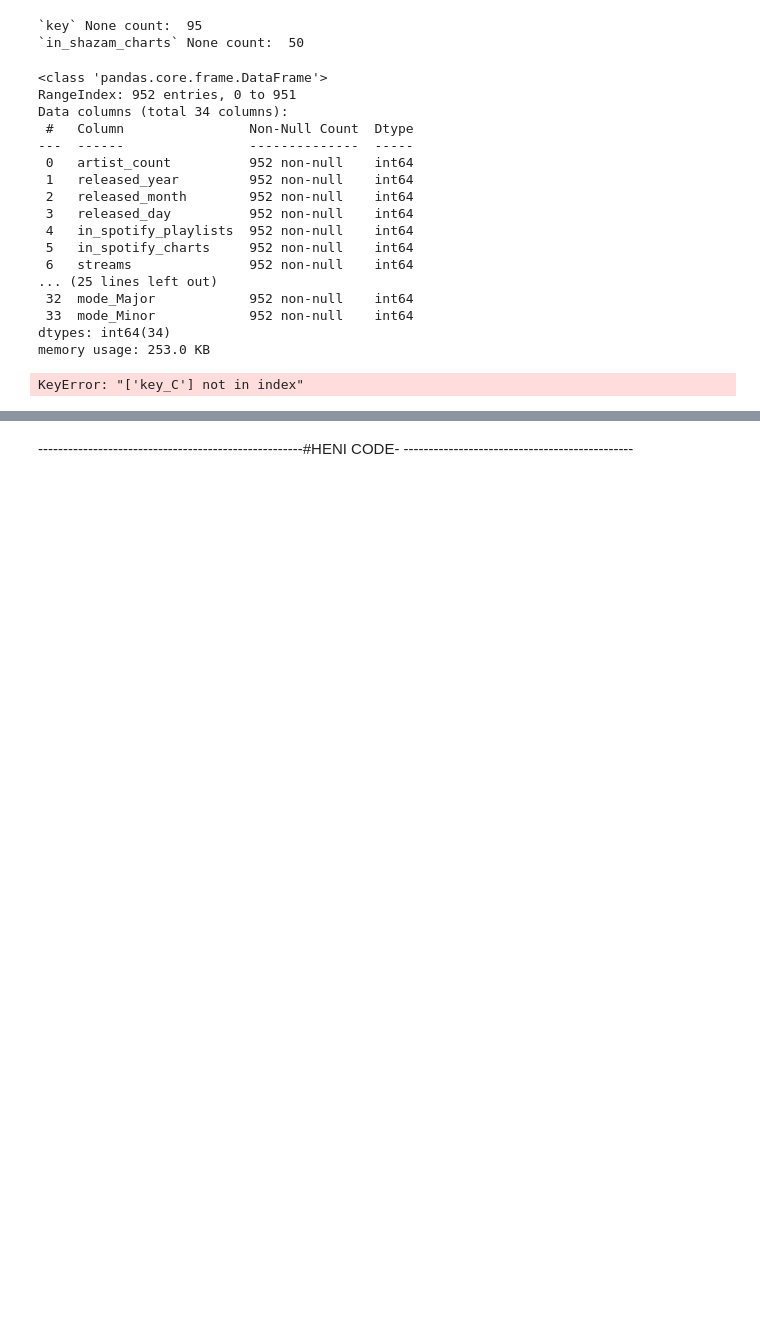
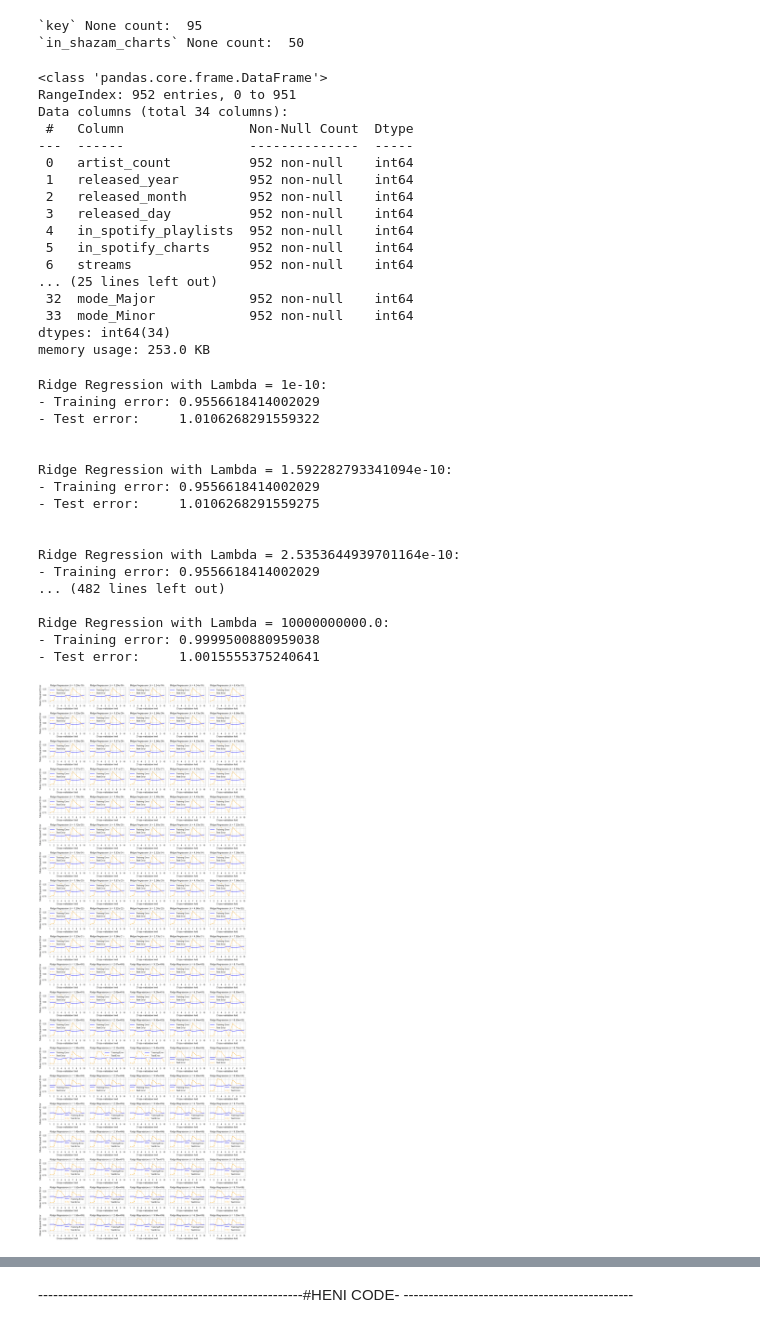
Before and after one commit to AfonsoCunha22/intro_ML_DM, a Jupyter notebook: model.ipynb, the cells around one changed output, grey strips where cells are left out. Drawn from its saved outputs; the diff is of its cells as text; code cells hidden in the pictures; blank space fills up the shorter version.

Commit message:
Changes to Regression model

```diff
--- a/model.ipynb
+++ b/model.ipynb
@@ -92,7 +93,6 @@ import numpy as np
 composition_features = ['bpm', 'mode_Major', 'mode_Minor', 'key_A',
                         'key_A#',
                         'key_B',
-                        'key_C',
                         'key_C#',
                         'key_D',
                         'key_D#',
@@ -115,12 +115,12 @@ K = 10
 CV = KFold(n_splits=K, shuffle=True, random_state=42)
 
 # Regularization parameter values
-lambda_values = [0.001, 0.01, 1, 10, 100,10**3,10**4,10**6,10**8, 10**10]
+lambda_interval = np.logspace(-10, 10, 100)
 
 # Initialize variables
-Features = np.zeros((len(composition_features), K, len(lambda_values)))
-Error_train = np.empty((K, len(lambda_values)))
-Error_test = np.empty((K, len(lambda_values)))
+Features = np.zeros((len(composition_features), K, len(lambda_interval)))
+Error_train = np.empty((K, len(lambda_interval)))
+Error_test = np.empty((K, len(lambda_interval)))
 
 k = 0
 for train_index, test_index in CV.split(X):
@@ -132,7 +132,7 @@ for train_index, test_index in CV.split(X):
 
     internal_cross_validation = 10
 
-    for i, lambda_val in enumerate(lambda_values):
+    for i, lambda_val in enumerate(lambda_interval):
         # Compute squared error with feature subset selection and Ridge regression
         # Using all features for simplicity
         selected_features = range(X_train.shape[1])
@@ -140,38 +140,59 @@ for train_index, test_index in CV.split(X):
             X_train[:, selected_features], y_train)
         Error_train[k, i] = np.square(
             y_train - m.predict(X_train[:, selected_features])).sum() / y_train.shape[0]
         Error_test[k, i] = np.square(
             y_test - m.predict(X_test[:, selected_features])).sum() / y_test.shape[0]
 
     k += 1
 
 
 sns.set(style="whitegrid")
-palette = sns.color_palette("husl", len(lambda_values))
+palette = sns.color_palette("husl", len(lambda_interval))
 
 # Display results
 print('\n')
-for i, lambda_val in enumerate(lambda_values):
+for i, lambda_val in enumerate(lambda_interval):
     print(f'Ridge Regression with Lambda = {lambda_val}:')
     print('- Training error: {0}'.format(Error_train[:, i].mean()))
     print('- Test error:     {0}'.format(Error_test[:, i].mean()))
     print('\n')
 
 # Plot results
-fig, axes = plt.subplots(1, len(lambda_values), figsize=(15, 5), sharey=True)
+# Plot results in a grid layout
+fig, axes = plt.subplots(len(lambda_interval)//5, 5,
+                         figsize=(15, 2*len(lambda_interval)//5), sharey=True)
+axes = axes.flatten()
 
-for i, (lambda_val, ax) in enumerate(zip(lambda_values, axes)):
+for i, (lambda_val, ax) in enumerate(zip(lambda_interval, axes)):
     sns.lineplot(x=range(
-        1, K + 1), y=Error_train[:, i], label='Training Error', ax=ax, color=palette[i])
+        1, K + 1), y=Error_train[:, i], label='Training Error', ax=ax, color='blue')
     sns.lineplot(x=range(
-        1, K + 1), y=Error_test[:, i], label='Test Error', ax=ax, color=palette[i], linestyle='dashed')
-    ax.set_title(f'Ridge Regression (λ = {lambda_val})')
+        1, K + 1), y=Error_test[:, i], label='Test Error', ax=ax, color='orange', linestyle='dashed')
+    ax.set_title(f'Ridge Regression (λ = {lambda_val:.2e})')
     ax.set_xlabel('Cross-validation fold')
     ax.set_ylabel('Mean Squared Error')
     ax.legend()
+    ax.xaxis.set_major_locator(MaxNLocator(integer=True))
 
 # Adjust layout
 plt.tight_layout()
 plt.show()
 # %% [output]
-KeyError: "['key_C'] not in index"
+Ridge Regression with Lambda = 1e-10:
+- Training error: 0.9556618414002029
+- Test error:     1.0106268291559322
+
+
+Ridge Regression with Lambda = 1.592282793341094e-10:
+- Training error: 0.9556618414002029
+- Test error:     1.0106268291559275
+
+
+Ridge Regression with Lambda = 2.5353644939701164e-10:
+- Training error: 0.9556618414002029
+... (482 lines left out)
+
+Ridge Regression with Lambda = 10000000000.0:
+- Training error: 0.9999500880959038
+- Test error:     1.0015555375240641
+[figure, added]
```
Also changed, not shown: parts of 7 cells of this notebook, 2 other files.
